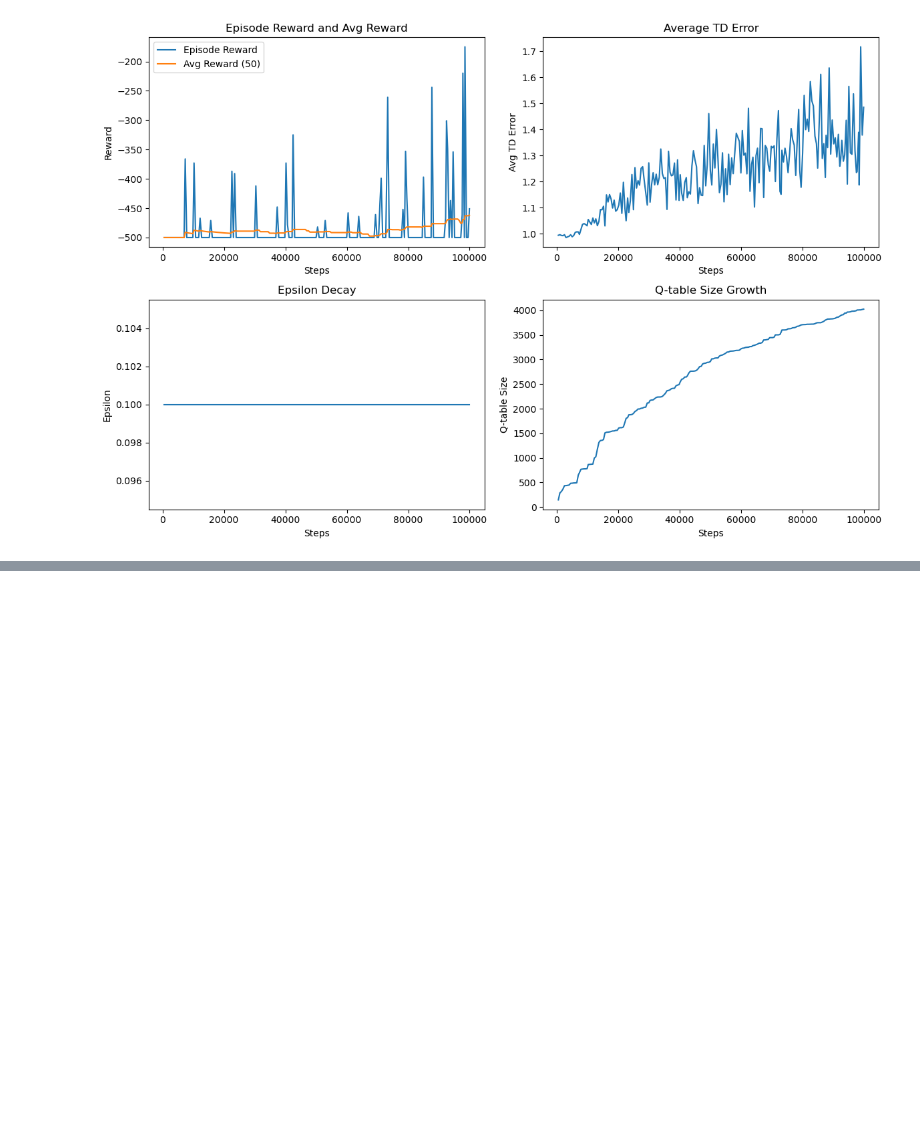
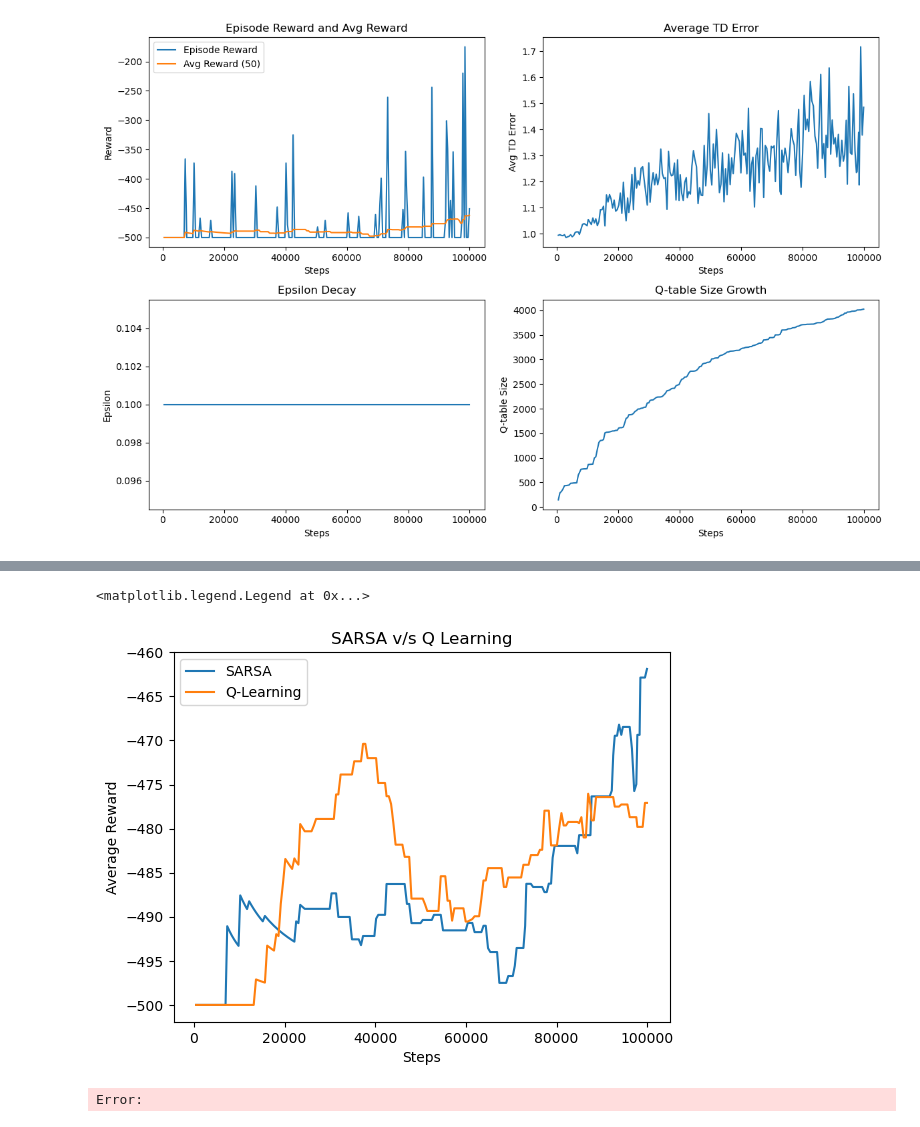
Before and after one commit to polka-rat/RL-Assignments, a Jupyter notebook: PA1/q2/q2.ipynb, the cells around one changed output, grey strips where cells are left out. Drawn from its saved outputs; the diff is of its cells as text; code cells hidden in the pictures; blank space fills up the shorter version.

Commit message:
added q learning

```diff
--- a/PA1/q2/q2.ipynb
+++ b/PA1/q2/q2.ipynb
@@ -404,0 +449,13 @@ q_agent.train(timesteps=100000)
+# %%
+# comparing sarsa and q learning avg reward over 50 episodes -
+
+plt.plot(s_steps, s_ep_rew, label="SARSA")
+plt.plot(s_steps, q_ep_rew, label="Q-Learning")
+plt.xlabel("Steps")
+plt.ylabel("Average Reward")
+plt.title("SARSA v/s Q Learning")
+plt.legend()
+# %% [output]
+<matplotlib.legend.Legend at 0x...>
+[figure, added]
+Error:
```
Also changed, not shown: parts of 4 cells of this notebook, 2 other files.
